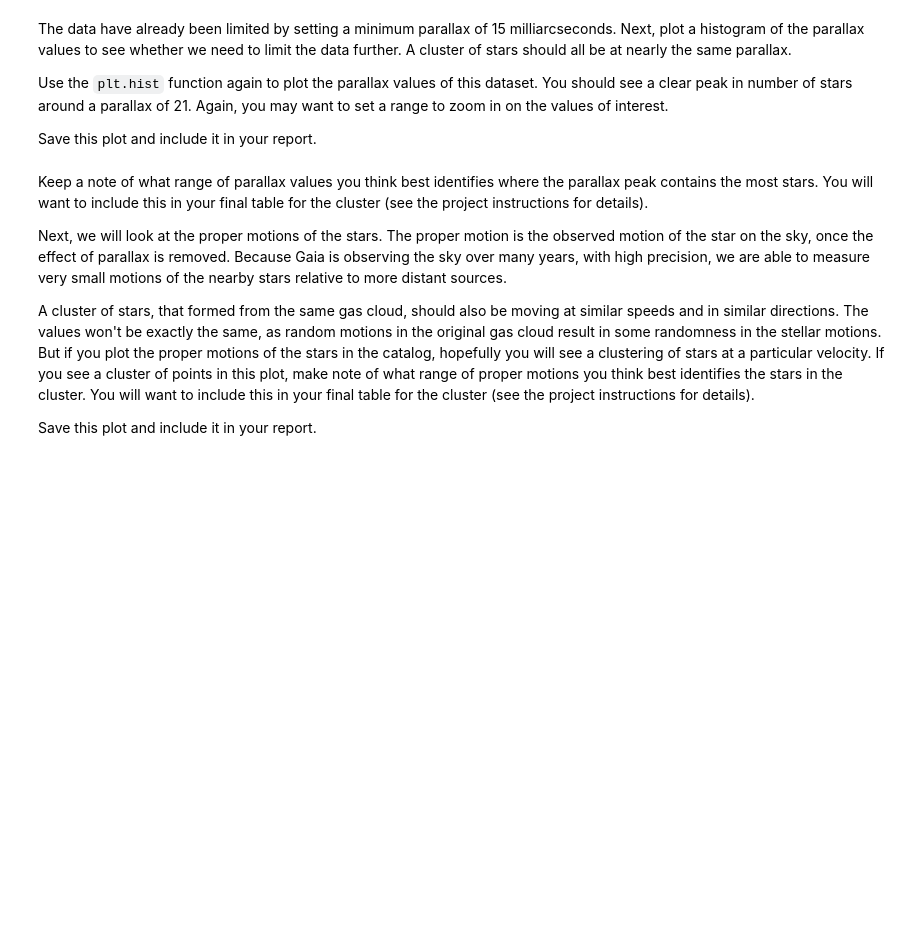
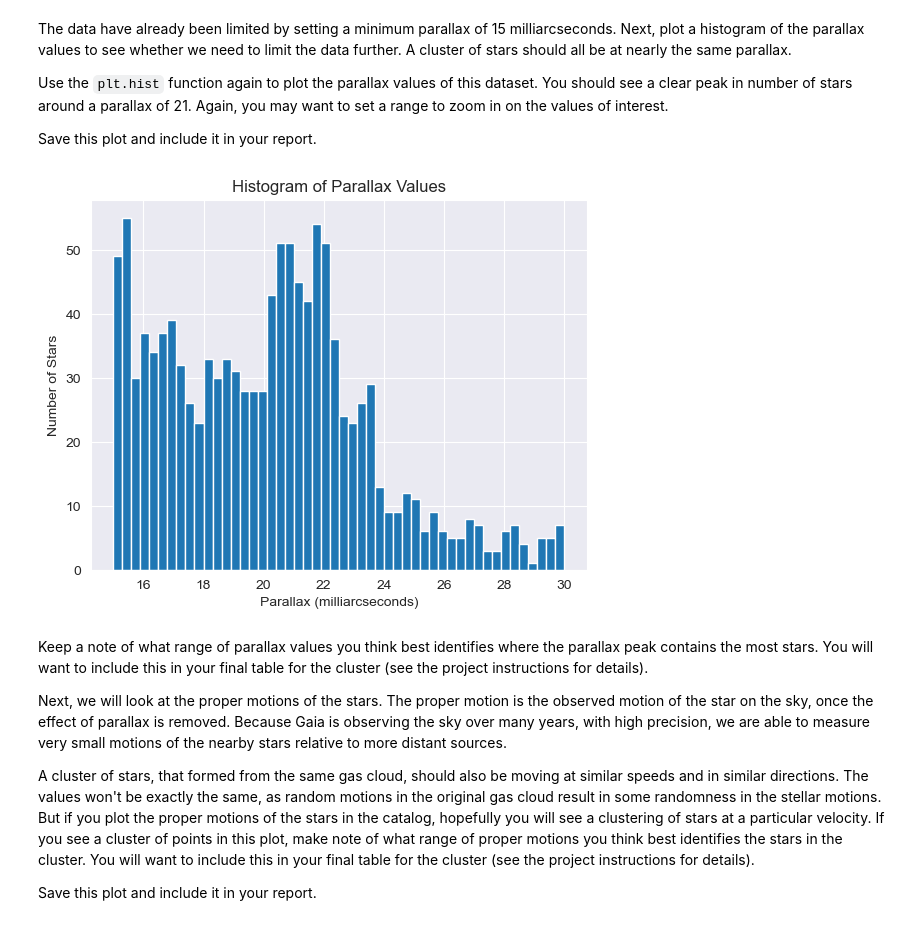
Before and after one commit to oscar066/Stellar-cluster-DataAnalysis, a Jupyter notebook: CMD_project_template.ipynb, the cells around one changed output. Saved outputs shown, nothing was run; the diff lists cells and outputs as text; code cells hidden in the pictures; blank space fills up the shorter version.

```diff
--- a/CMD_project_template.ipynb
+++ b/CMD_project_template.ipynb
@@ -322,3 +371,15 @@ Save this plot and include it in your report.
+# %%
+# Look at parallax measurements as a histogram
+
+plt.hist(parallax, bins=50, range=(15,30))
+
+plt.xlabel('Parallax (milliarcseconds)')
+plt.ylabel('Number of Stars')
+plt.title('Histogram of Parallax Values')
+
+plt.show()
+# %% [output]
+[figure, added]
 # %% [markdown]
 Keep a note of what range of parallax values you think best identifies where the parallax peak contains the most stars. You will want to include this in your final table for the cluster (see the project instructions for details).
 
```
Also changed, not shown: parts of 14 cells of this notebook, 4 other files.
